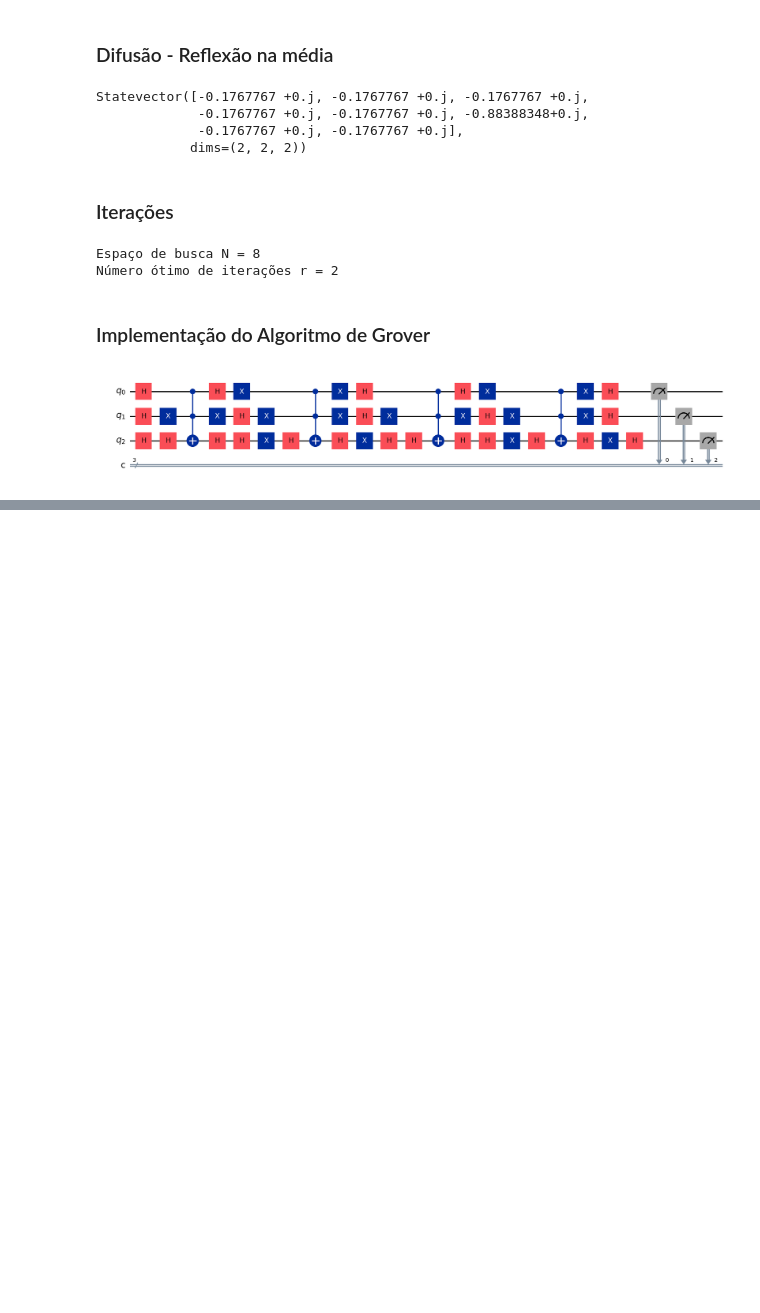
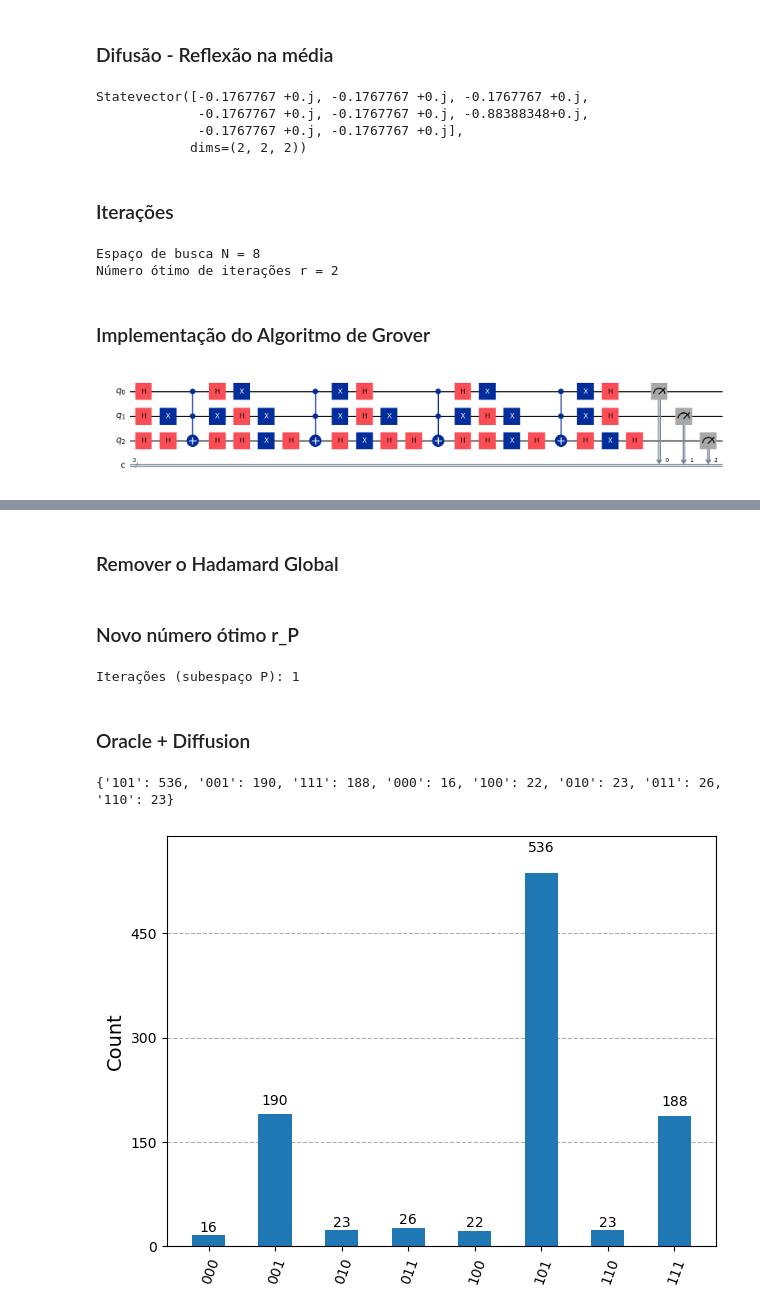
Before and after one commit to priscillalea/quantum-software.ipynb, a Jupyter notebook: quantum-associative-memory.ipynb, the cells around one changed output, grey strips where cells are left out. Cells and saved outputs as stored; diff of their text form; code cells hidden in the pictures; blank space fills up the shorter version.

```diff
--- a/quantum-associative-memory.ipynb
+++ b/quantum-associative-memory.ipynb
@@ -231,0 +219,4 @@ Iterações = 3
+# %%
+# parâmetros - preparação para a preparação de estados
+P = ["001", "101", "111"]   # conjunto de padrões armazenados
+M = len(P)                  # tamanho do subconjunto
@@ -231,0 +268,49 @@ Iterações = 3
+# %% [markdown]
+### Remover o Hadamard Global
+# %%
+# remover o Hadamard Global porque a preparação de estados já cria uma superposição restrita apenas dos padrões armazenados
+qc = create_base_circuit(n_qubits)
+qc = prepare_states(qc, P)
+# %% [markdown]
+### Novo número ótimo r_P
+# %%
+# calcular um novo r para que o número de iterações seja adequado ao tamanho do subconjunto P
+# r se define como r = int(np.pi/4 * np.sqrt(M)) onde M é o número de padrões armazenados na memória P,
+# para garantir que o algoritmo de Grover amplifique a probabilidade dos estados presentes na memória de forma eficiente,
+# sem amplificar estados que não estão na memória, o que poderia diluir a probabilidade do estado alvo e reduzir a eficiência do algoritmo.
+r_P = int(np.pi/4 * np.sqrt(M)) # fórmula para calcular o número ótimo de iterações r, onde M é o número de padrões armazenados na memória P
+print("Iterações (subespaço P):", r_P)
+# %% [output]
+Iterações (subespaço P): 1
+# %% [markdown]
+### Oracle + Diffusion
+# %%
+# reaproveitar os mesmos operadores
+# ainda deixar global pois ainda estamos na fase de preparação de estados
+for _ in range(r_P):
+    qc = apply_oracle(qc, target_state)
+    qc = apply_diffusion(qc, n_qubits)
+
+# medir
+qc.measure(range(n_qubits), range(n_qubits)) # mede todos os qubits e armazena os resultados nos bits clássicos correspondentes
+
+# nesta etapa executamos o algoritmo de Grover utilizando estado inicial restrito, porém mantendo o operador de difusão global.
+# o objetivo é avaliar se a mudança do estado inicial é suficiente para garantir amplificação correta.
+
+simulator = Aer.get_backend('qasm_simulator')
+
+compiled = transpile(qc, simulator)
+job = simulator.run(compiled, shots=1024)
+
+result = job.result()
+counts_part2 = result.get_counts()
+
+print(counts_part2)
+plot_histogram(counts_part2)
+
+# porém, estados fora de P ainda aparecem, a amplificação não é tão eficiente quanto poderia ser, pois o operador de difusão global
+# ainda amplifica a probabilidade de estados que não estão na memória, diluindo a probabilidade do estado alvo e reduzindo a eficiência do algoritmo.
+# logo, apenas mudar estado inicial não é o suficiente
+# %% [output]
+{'101': 536, '001': 190, '111': 188, '000': 16, '100': 22, '010': 23, '011': 26, '110': 23}
+[figure, added]
```
Also changed, not shown: parts of 21 cells of this notebook.
